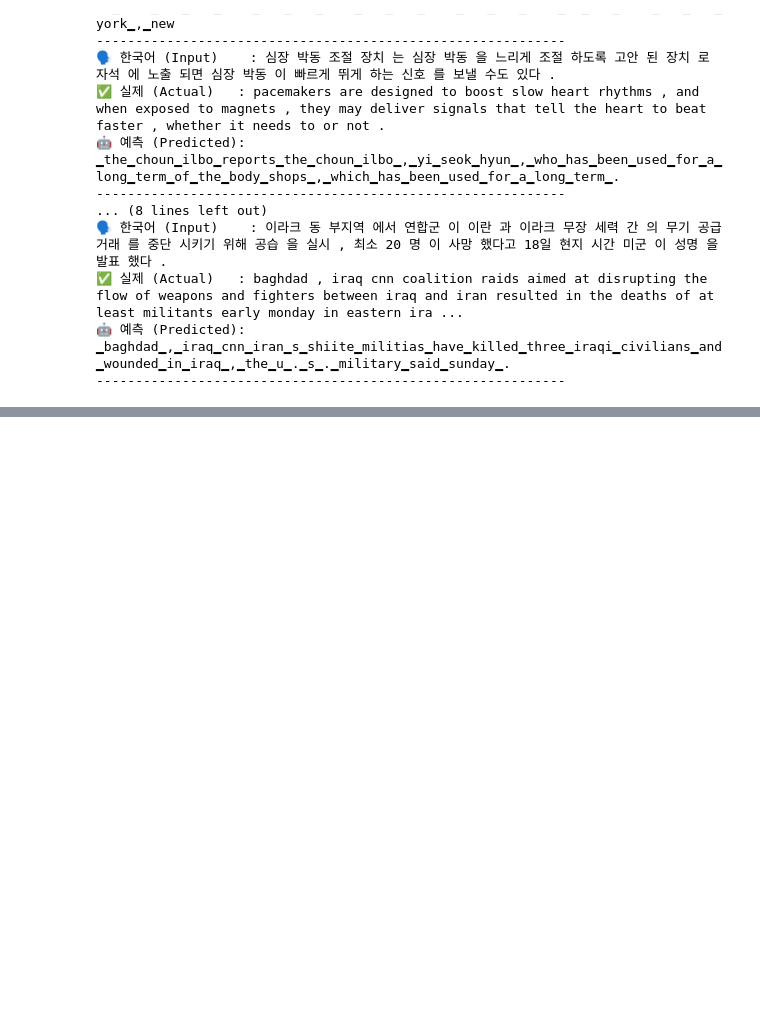
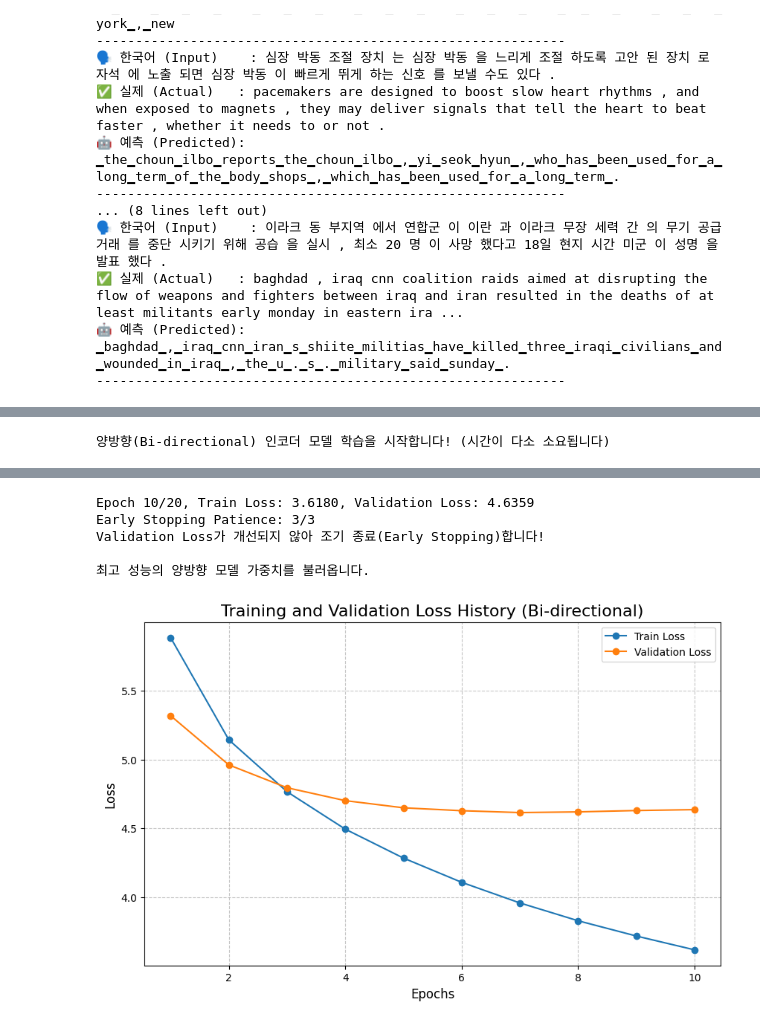
Before and after one commit to todd-jang/AIFFEL_quest_rs, a Jupyter notebook: GoingDeeper/05_Attention/Seq2seq와_Attention[프로젝트]_Seq2seq으로_번역기_만들기.ipynb, the cells around one changed output, grey strips where cells are left out. Saved outputs shown, nothing was run; the diff lists cells and outputs as text; code cells hidden in the pictures; blank space fills up the shorter version.

```diff
--- a/GoingDeeper/05_Attention/Seq2seq와_Attention[프로젝트]_Seq2seq으로_번역기_만들기.ipynb
+++ b/GoingDeeper/05_Attention/Seq2seq와_Attention[프로젝트]_Seq2seq으로_번역기_만들기.ipynb
@@ -1671,0 +1711,58 @@ Predicted translation: ['▁the', '▁deaths', '▁of', '▁the', '▁earthquake
+# %%
+# === 양방향(Bi-directional) 모델 초기화 ===
+dropout_rate = 0.5
+
+ko_en_bi_encoder = BiEncoder(ko_vocab_size, emb_dim, hid_dim, dropout_p=dropout_rate).to(device)
+ko_en_bi_attention = BahdanauAttention(hid_dim).to(device)
+ko_en_bi_decoder = Decoder(en_vocab_size, emb_dim, hid_dim, ko_en_bi_attention, dropout_p=dropout_rate).to(device)
+ko_en_bi_model = Seq2SeqAttention(ko_en_bi_encoder, ko_en_bi_decoder, device).to(device)
+
+ko_en_bi_optimizer = optim.Adam(ko_en_bi_model.parameters(), lr=1e-3)
+
+# === 학습 진행 (Bi-directional & Dropout & Early Stopping) ===
+bi_train_history = []
+bi_valid_history = []
+EPOCHS = 20
+patience = 3
+best_valid_loss = float('inf')
+patience_counter = 0
+
+print("양방향(Bi-directional) 인코더 모델 학습을 시작합니다! (시간이 다소 소요됩니다)")
+for epoch in range(EPOCHS):
+    train_loss = train_step(ko_en_bi_model, ko_en_train_loader, ko_en_bi_optimizer, ko_en_criterion, epoch)
+    valid_loss = eval_step(ko_en_bi_model, ko_en_valid_loader, ko_en_bi_optimizer, ko_en_criterion)
+
+    bi_train_history.append(train_loss)
+    bi_valid_history.append(valid_loss)
+
+    print(f'Epoch {epoch+1}/{EPOCHS}, Train Loss: {train_loss:.4f}, Validation Loss: {valid_loss:.4f}')
+
+    # Early Stopping 로직
+    if valid_loss < best_valid_loss:
+        best_valid_loss = valid_loss
+        patience_counter = 0
+        torch.save(ko_en_bi_model.state_dict(), 'best_model_bi.pt')
+    else:
+        patience_counter += 1
+        print(f'Early Stopping Patience: {patience_counter}/{patience}')
+        if patience_counter >= patience:
+            print("Validation Loss가 개선되지 않아 조기 종료(Early Stopping)합니다!")
+            break
+
+# 최고 성능 모델 로드
+print("\n최고 성능의 양방향 모델 가중치를 불러옵니다.")
+ko_en_bi_model.load_state_dict(torch.load('best_model_bi.pt', weights_only=True))
+
+# === Train / Validation Loss 시각화 ===
+plt.figure(figsize=(10, 6))
+plt.plot(range(1, len(bi_train_history) + 1), bi_train_history, label='Train Loss', marker='o')
+plt.plot(range(1, len(bi_valid_history) + 1), bi_valid_history, label='Validation Loss', marker='o')
+
+plt.title('Training and Validation Loss History (Bi-directional)', fontsize=16)
+plt.xlabel('Epochs', fontsize=12)
+plt.ylabel('Loss', fontsize=12)
+plt.legend()
+plt.grid(True, linestyle='--', alpha=0.7)
+plt.show()
+# %% [output]
+양방향(Bi-directional) 인코더 모델 학습을 시작합니다! (시간이 다소 소요됩니다)
@@ -1671,0 +1780,6 @@ Predicted translation: ['▁the', '▁deaths', '▁of', '▁the', '▁earthquake
+Epoch 10/20, Train Loss: 3.6180, Validation Loss: 4.6359
+Early Stopping Patience: 3/3
+Validation Loss가 개선되지 않아 조기 종료(Early Stopping)합니다!
+
+최고 성능의 양방향 모델 가중치를 불러옵니다.
+[figure, added]
```
Also changed, not shown: parts of 15 cells of this notebook.
